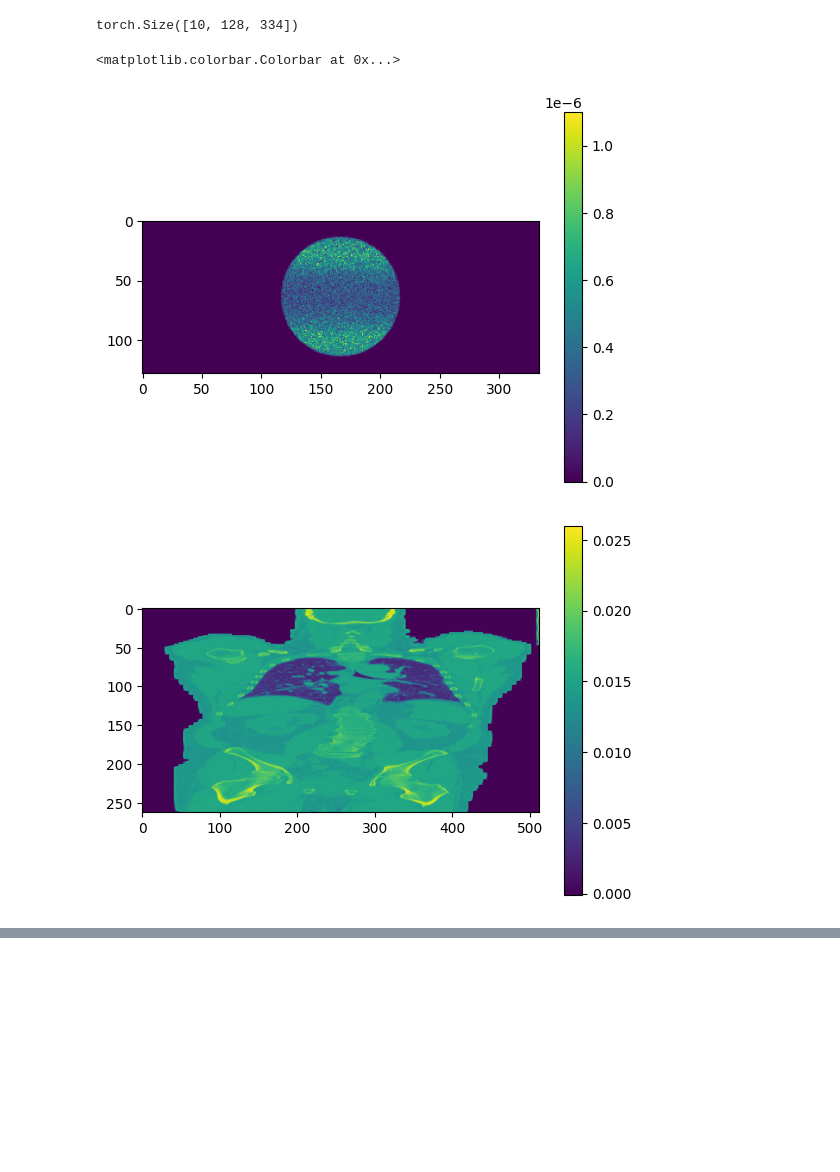
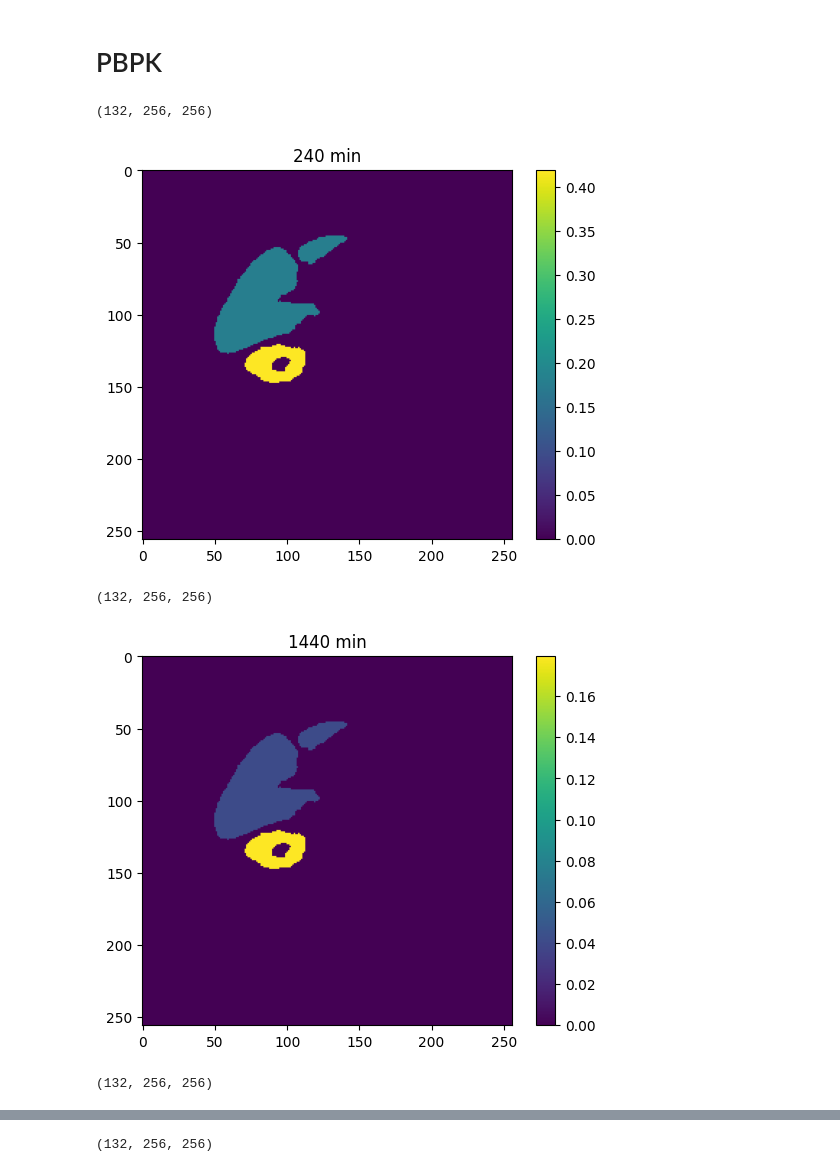
Before and after one commit to qurit/Theranostic-Virtual-Patient-Pipeline, a Jupyter notebook: testing.ipynb, the cells around one changed output, grey strips where cells are left out. Cells and saved outputs as stored; diff of their text form; code cells hidden in the pictures; blank space fills up the shorter version.

```diff
--- a/testing.ipynb
+++ b/testing.ipynb
@@ -92,26 +1,45 @@ plt.show()
-# %%
-photopeak_path = 'Output_2025-10-05/SIMIND_Outputs/simind_frame0_tot_w3.h00'
-photopeak = simind.get_projections(photopeak_path)
-
-
-print(photopeak.shape)
-plt.imshow(photopeak.mean(axis=0))
-plt.colorbar()
-# %% [output]
-torch.Size([10, 128, 334])
-<matplotlib.colorbar.Colorbar at 0x...>
-[figure, removed]
-# %%
-import numpy as np
-import matplotlib.pyplot as plt
-
-
-file_path1 = "/Users/peteryazdi/Desktop/BC_Cancer/TDT/Output_2025-10-15/TOTSEG_Outputs/TOTSEG_atn_av.bin"
-#file_path1 ="Output_2025-10-15/PBPK_Outputs/PBPK_100_act_av.bin"
-
-arr = np.fromfile(file_path1, dtype=np.float32).reshape(512, 263, 512)
-plt.imshow(arr[250,:,:])
-plt.colorbar()
-plt.show()
-# %% [output]
-[figure, removed]
+# %% [markdown]
+# PBPK
+# %%
+import numpy as np
+import matplotlib.pyplot as plt
+
+file_path240 = "/home/jhubadmin/Theranostic-Virtual-Patient-Pipeline/Output_Folder/PBPK_Outputs/PBPK_240_act_av.bin"
+file_path1440 = "/home/jhubadmin/Theranostic-Virtual-Patient-Pipeline/Output_Folder/PBPK_Outputs/PBPK_1440_act_av.bin"
+file_path2880 = "/home/jhubadmin/Theranostic-Virtual-Patient-Pipeline/Output_Folder/PBPK_Outputs/PBPK_2880_act_av.bin"
+file_path5760 = "/home/jhubadmin/Theranostic-Virtual-Patient-Pipeline/Output_Folder/PBPK_Outputs/PBPK_5760_act_av.bin"
+
+
+arr = np.fromfile(file_path240, dtype=np.float32).reshape(132, 256, 256)
+print(arr.shape)
+plt.imshow(arr[60,:,:])
+plt.title('240 min')
+plt.colorbar()
+plt.show()
+
+arr = np.fromfile(file_path1440, dtype=np.float32).reshape(132, 256, 256)
+print(arr.shape)
+plt.imshow(arr[60,:,:])
+plt.title('1440 min')
+plt.colorbar()
+plt.show()
+
+arr = np.fromfile(file_path2880, dtype=np.float32).reshape(132, 256, 256)
+print(arr.shape)
+plt.imshow(arr[60,:,:])
+plt.title('2880 min')
+plt.colorbar()
+plt.show()
+
+arr = np.fromfile(file_path5760, dtype=np.float32).reshape(132, 256, 256)
+print(arr.shape)
+plt.imshow(arr[60,:,:])
+plt.title('5760 min')
+plt.colorbar()
+plt.show()
+# %% [output]
+(132, 256, 256)
+[figure, added]
+(132, 256, 256)
+[figure, added]
+(132, 256, 256)
@@ -117,0 +47 @@ plt.show()
+(132, 256, 256)
```
Also changed, not shown: parts of 12 cells of this notebook, 7 other files.
